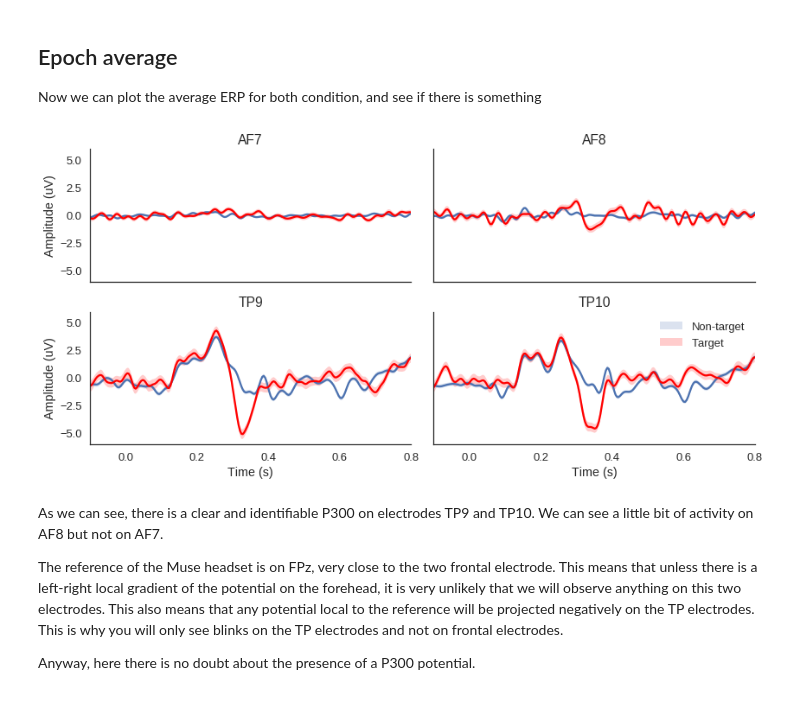
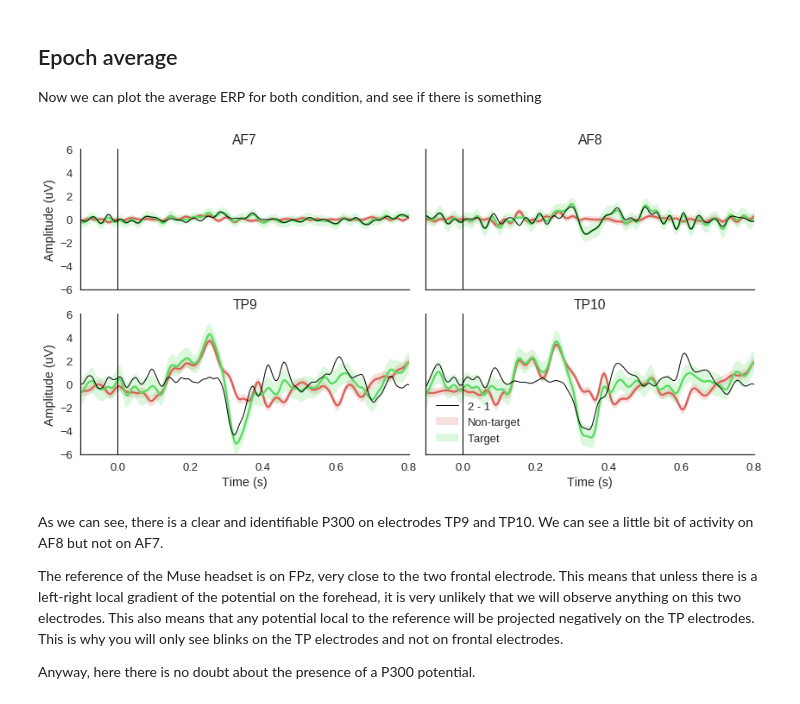
Before and after one commit to alexandrebarachant/muse-lsl, a Jupyter notebook: notebooks/P300 with Muse.ipynb, the cells around one changed output. Saved outputs shown, nothing was run; the diff lists cells and outputs as text; code cells hidden in the pictures.

```diff
--- a/notebooks/P300 with Muse.ipynb
+++ b/notebooks/P300 with Muse.ipynb
@@ -125,32 +108,16 @@ Events id: [1 2]
 ## Epoch average
 
 Now we can plot the average ERP for both condition, and see if there is something
-# %%
-epochs.pick_types(eeg=True)
-X = epochs.get_data()*1e6
-times = epochs.times
-y = epochs.events[:, -1]
-
-sns.set_context('talk')
-sns.set_style('white')
-fig, axes = plt.subplots(2,2, figsize=[12,6], sharex=True, sharey=True)
-axes = [axes[1, 0], axes[0, 0], axes[0, 1], axes[1, 1]]
-
-for ch in range(4):
-    sns.tsplot(X[y==1, ch], time=times, n_boot=1000, ax=axes[ch])
-    sns.tsplot(X[y==2, ch], time=times, color='r',  n_boot=1000, ax=axes[ch])
-    axes[ch].set_title(epochs.ch_names[ch])
-    axes[ch].set_ylim(-6, 6)
-
-axes[0].set_xlabel('Time (s)')
-axes[0].set_ylabel('Amplitude (uV)')
-axes[-1].set_xlabel('Time (s)')
-axes[1].set_ylabel('Amplitude (uV)')
-plt.legend(['Non-target', 'Target'])
-sns.despine()
-plt.tight_layout()
-# %% [output]
-[figure, removed]
+# %%
+conditions = OrderedDict()
+conditions['Non-target'] = [1]
+conditions['Target'] = [2]
+
+fig, ax = utils.plot_conditions(epochs, conditions=conditions,
+                                ci=97.5, n_boot=1000, title='',
+                                diff_waveform=(1, 2))
+# %% [output]
+[figure, added]
 # %% [markdown]
 As we can see, there is a clear and identifiable P300 on electrodes TP9 and TP10. We can see a little bit of activity on AF8 but not on AF7.
 
```
Also changed, not shown: parts of 6 cells of this notebook, 5 other files.
